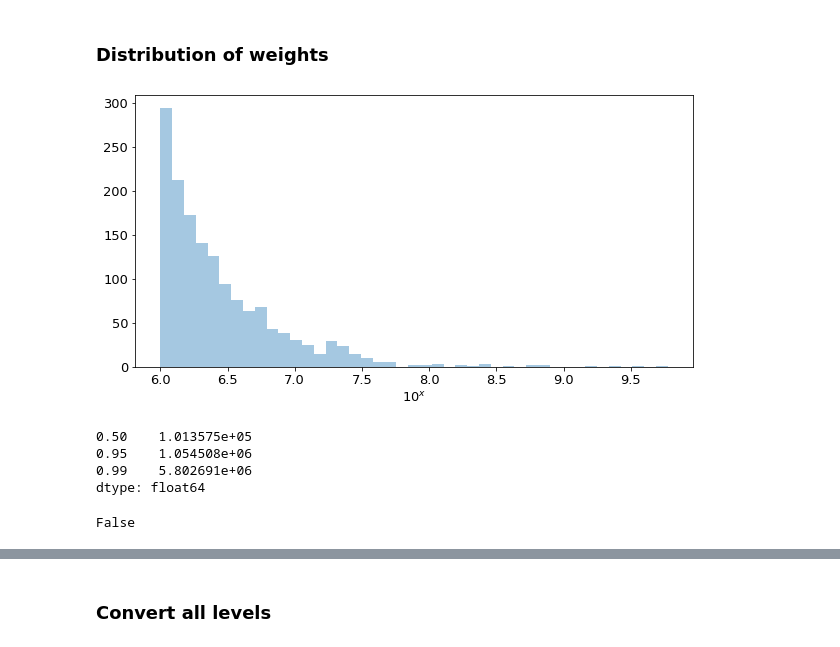
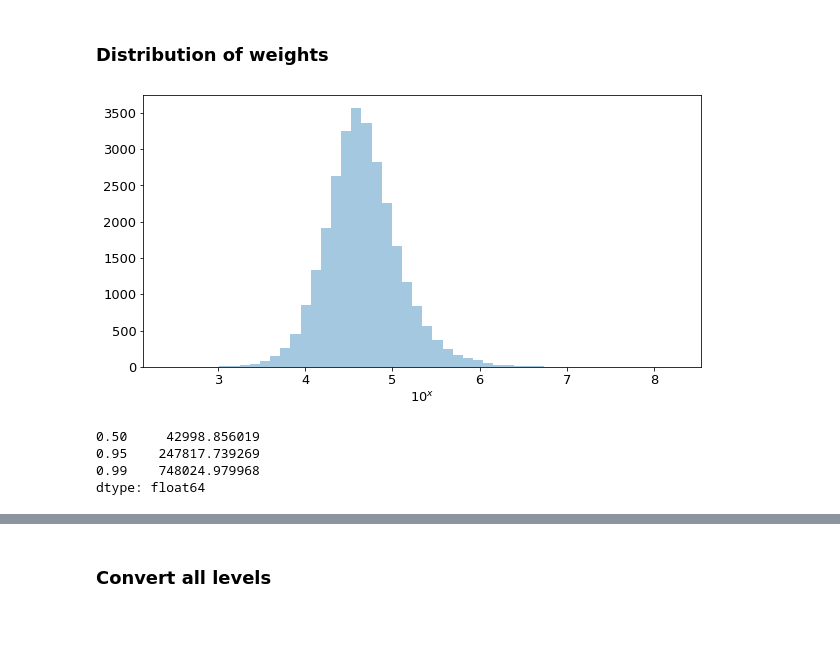
Before and after one commit to joeranbosma/M5Forecast, a Jupyter notebook: custom_layer/WSPL_through_normalisation.ipynb, the cells around one changed output, grey strips where cells are left out. Cells and saved outputs as stored; diff of their text form; code cells hidden in the pictures.

Commit message:
Level 12 with MLP + DistLayer + WSPL through normalisation

```diff
--- a/custom_layer/WSPL_through_normalisation.ipynb
+++ b/custom_layer/WSPL_through_normalisation.ipynb
@@ -235,23 +236,19 @@ sales_conv.min().min(), sales_conv.max().max()
 # %% [markdown]
 ### Distribution of weights
 # %%
-norm = ref.scales[12] / ref.weights[12]
+norm = ref.scales_WSPL[12] / ref.weights[12]
 # %%
-df = norm[(norm > 1e6) & (norm < np.inf)]
+df = norm[norm != np.inf]
 df = df.apply(np.log10)
 sns.distplot(df, kde=False)
 plt.xlabel("$10^x$")
 plt.show()
 # %% [output]
-[figure, old version]
+[figure, new version]
 # %%
 norm[norm != np.inf].quantile([0.5, 0.95, 0.99])
 # %% [output]
-0.50    1.013575e+05
-0.95    1.054508e+06
-0.99    5.802691e+06
+0.50     42998.856019
+0.95    247817.739269
+0.99    748024.979968
 dtype: float64
-# %%
-np.inf in norm
-# %% [output]
-False
```
Also changed, not shown: parts of 13 cells of this notebook, 4 other files.
